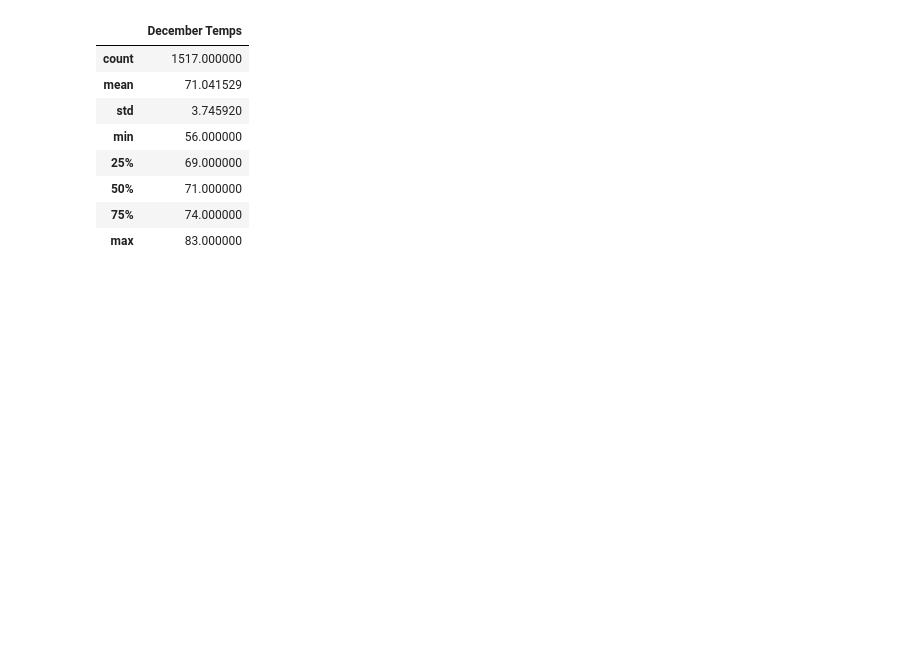
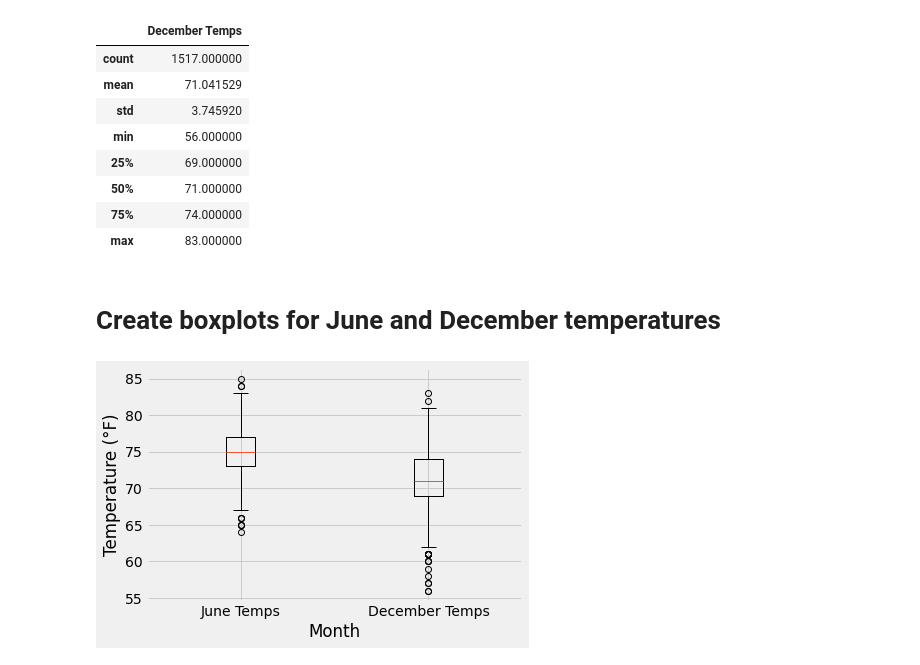
Before and after one commit to elp192/Analysis-of-Oahu-climate, a Jupyter notebook: climate_temp_analysis.ipynb, the cells around one changed output. Drawn from its saved outputs; the diff is of its cells as text; code cells hidden in the pictures; blank space fills up the shorter version.

Commit message:
Created boxplot for June and December temperatures

```diff
--- a/climate_temp_analysis.ipynb
+++ b/climate_temp_analysis.ipynb
@@ -196,3 +196,20 @@ df_results2.describe()
 | 50% | 71.000000 |
 | 75% | 74.000000 |
 | max | 83.000000 |
+# %% [markdown]
+# Create boxplots for June and December temperatures
+# %%
+import matplotlib.pyplot as plt
+# Plot boxplot
+#df_results3=pd.concat([a,b],ignore_index=True,axis = 1)
+df_results3=[df_results['June Temps'],df_results2['December Temps']]
+x_label=['June Temps','December Temps']
+fig, ax = plt.subplots()
+
+x_labels = ['June Temps', 'December Temps']
+ax.boxplot(df_results3,labels=x_label)
+ax.set_xlabel('Month')
+ax.set_ylabel('Temperature (°F)')
+plt.show()
+# %% [output]
+[figure, added]
```
